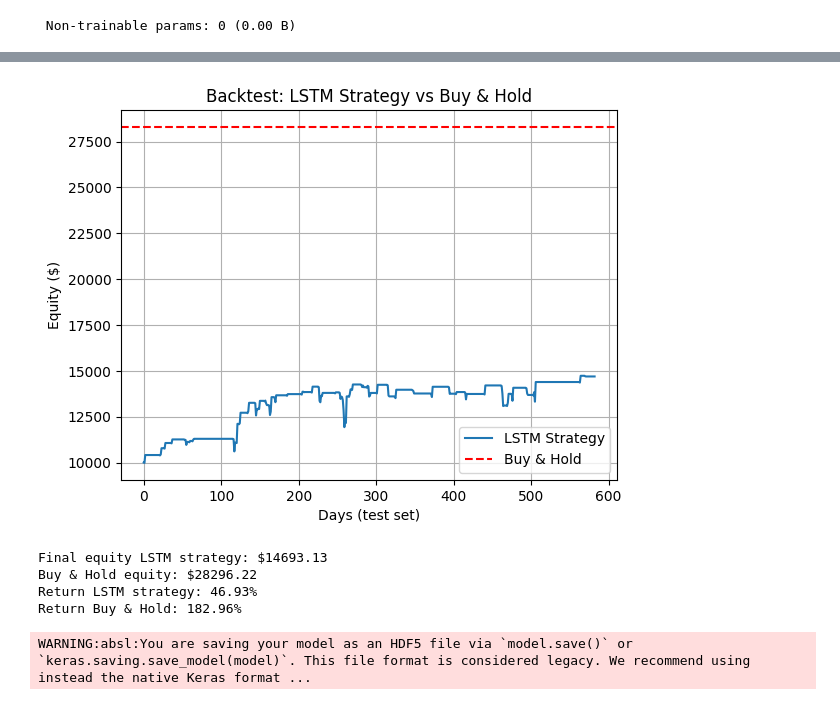
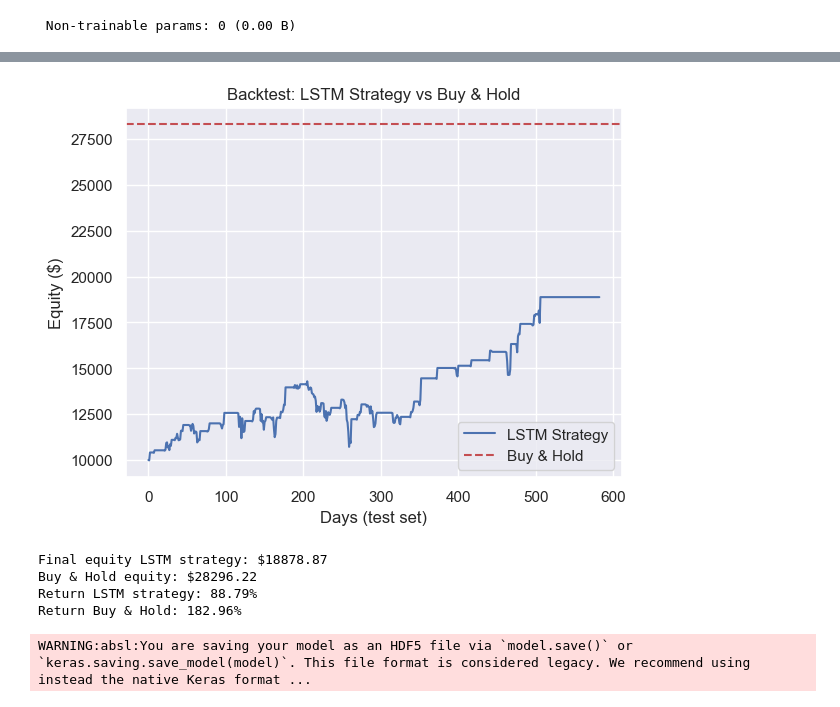
Before and after one commit to QuiquePCB/LSTM_trading_project, a Jupyter notebook: LSTM_project.ipynb, the cells around one changed output, grey strips where cells are left out. Saved outputs shown, nothing was run; the diff lists cells and outputs as text; code cells hidden in the pictures.

```diff
--- a/LSTM_project.ipynb
+++ b/LSTM_project.ipynb
@@ -16,6 +16,7 @@ import pandas as pd
 from sklearn.preprocessing import MinMaxScaler
 from keras.models import Sequential
 from keras.layers import LSTM, Dense, Dropout
+from keras.callbacks import EarlyStopping
 from sklearn.model_selection import train_test_split
 import matplotlib.pyplot as plt
 import joblib
@@ -23,6 +24,9 @@ from tensorflow.keras.models import load_model
 import tensorflow as tf
 import warnings
 warnings.filterwarnings('ignore')
+
+import seaborn as sns
+sns.set()
 # %%
 # DOWNLOAD DATA
 # Download historical daily price data for Bitcoin (BTC-USD) from Yahoo Finance
@@ -61,6 +67,13 @@ X_train, X_test, y_train, y_test = train_test_split(X, y, test_size=0.3, random_
 X_train.shape
 # %% [output]
 (1359, 60, 1)
+# %%
+# Create Early Stopping callback
+early_stop = EarlyStopping(
+    monitor='val_loss',    # Loss metric to monitor
+    patience=10,
+    restore_best_weights=True
+                )
 # %%
 # BUILD LSTM MODEL
 model = Sequential()
@@ -105,5 +118,9 @@ Model: "sequential"
  Non-trainable params: 0 (0.00 B)
 # %%
 # TRAIN AND PREDICT
-model.fit(X_train, y_train, epochs=45, batch_size=20, validation_data=(X_test, y_test))
+model.fit(X_train, y_train,
+          epochs=100,
+          batch_size=20,
+          validation_data=(X_test, y_test),
+          callbacks=[early_stop],)
 # %% [output]
@@ -187,6 +197,8 @@ initial_cash = 10000
 cash = initial_cash
 asset = 0
 equity_curve = []
+buy_signal = []
+sell_signal = []
 
 commission = 0.002  # Transaction cost
 
@@ -198,11 +210,13 @@ for i in range(len(y_test)-1):
     if price_pred > price_today and cash > 0:
         asset = (cash * (1 - commission)) / price_today
         cash = 0
+        buy_signal.append(i)
 
     # Sell signal
     elif price_pred < price_today and asset > 0:
         cash = (asset * price_today) * (1 - commission)
         asset = 0
+        sell_signal.append(i)
 
     # Track daily total equity (cash + value of holdings)
     total_equity = cash + asset * price_today
@@ -210,37 +224,37 @@ for i in range(len(y_test)-1):
 
 # Close remaining position at the end
 if asset > 0:
     cash = asset * y_test[-1] * (1 - commission)
     asset = 0
 equity_curve.append(cash)
 
 # Buy & Hold baseline
 price_initial = y_test[0]
 price_final = y_test[-1]
 buy_hold = initial_cash * (price_final / price_initial)
 
 # PLOT RESULTS
 plt.plot(equity_curve, label="LSTM Strategy")
 plt.axhline(buy_hold, color='r', linestyle='--', label="Buy & Hold")
 plt.title("Backtest: LSTM Strategy vs Buy & Hold")
 plt.xlabel("Days (test set)")
 plt.ylabel("Equity ($)")
 plt.legend()
 plt.grid(True)
 plt.show()
 
 # Final equity in USD
 print(f"Final equity LSTM strategy: ${equity_curve[-1]:.2f}")
 print(f"Buy & Hold equity: ${buy_hold:.2f}")
 
 # Final returns in percentage
 print(f"Return LSTM strategy: {((equity_curve[-1] - initial_cash) / initial_cash) * 100:.2f}%")
 print(f"Return Buy & Hold: {((buy_hold - initial_cash) / initial_cash) * 100:.2f}%")
 # %% [output]
-[figure, old version]
+[figure, new version]
-Final equity LSTM strategy: $14693.13
+Final equity LSTM strategy: $18878.87
 Buy & Hold equity: $28296.22
-Return LSTM strategy: 46.93%
+Return LSTM strategy: 88.79%
 Return Buy & Hold: 182.96%
 # %%
 # Save Model and Scaler
```
Also changed, not shown: parts of 17 cells of this notebook, 3 other files.
